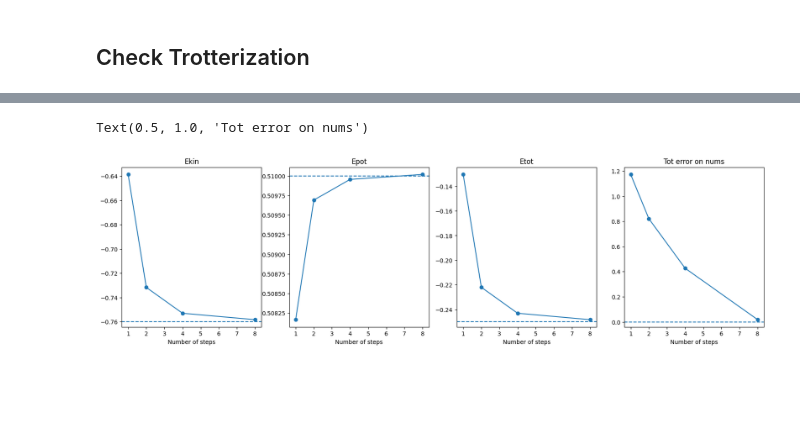
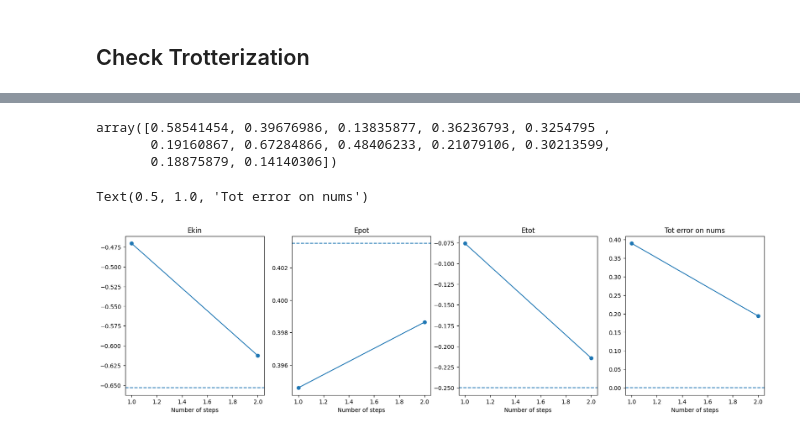
Before and after one commit to rodolfocarobene/qudit_simulations, a Jupyter notebook: notebooks/spinful_fh_map2.ipynb, the cells around one changed output, grey strips where cells are left out. Cells and saved outputs as stored; diff of their text form; code cells hidden in the pictures; blank space fills up the shorter version.

```diff
--- a/notebooks/spinful_fh_map2.ipynb
+++ b/notebooks/spinful_fh_map2.ipynb
@@ -38,8 +37,8 @@ mat_x_hop_do = (-1j/2) * mat_x_A_do * (TensorProduct(mat_B_do, sy_id, sy_id) - T
 mat_y_hop_up = (-1j/2) * mat_y_A_up * (TensorProduct(mat_B_up, sy_id, sy_id, sy_id) - TensorProduct(sy_id, sy_id, mat_B_up, sy_id))  # (r, r', r+y, r'+y)
 mat_y_hop_do = (-1j/2) * mat_y_A_do * (TensorProduct(mat_B_do, sy_id, sy_id, sy_id) - TensorProduct(sy_id, sy_id, mat_B_do, sy_id))  # (r, r', r+y, r'+y)
 
-mat_single_num_up = (1/2) * (sy_id - mat_B_up)
-mat_single_num_do = (1/2) * (sy_id - mat_B_do)
+mat_single_num_up = (1/2) * (sy_id + mat_B_up)
+mat_single_num_do = (1/2) * (sy_id + mat_B_do)
 mat_ham_num_do = mat_single_num_up * mat_single_num_do
 
 # r - r' - r+x
@@ -275,14 +320,14 @@ J = -1
 U = 0.5
 
 rows = 2
-columns = 2
+columns = 3
 qudits = np.array(LineQid.range(rows * columns * 2, dimension=4)).reshape(rows, columns, 2)
 # %%
 final_T = 0.6
 num_steps = 1
 dt = final_T / num_steps
 
-temps = np.arange(0, final_T+dt/2, dt)
+temps = [0] # np.arange(0, final_T+dt/2, dt)
 
 plaquettes = get_spin_plaquettes(qudits)
 projected_subspace_up = [Spin2ProjectGUp()(*pl) for pl in plaquettes]
@@ -290,7 +335,6 @@ projected_subspace_do = [Spin2ProjectGDo()(*pl) for pl in plaquettes]
 init = [Id()(qud) for qud in qudits.flatten()]
 
 initial_state = [
-    #Spin2CreateGateUp()(qudits[0][0][0], qudits[0][0][1], qudits[0][1][0]),
     Spin2CreateGateSupUp()(
         qudits[0][0][0], qudits[0][0][1],
         qudits[0][1][0], qudits[0][1][1],
@@ -514,28 +486,33 @@ ekin, epot
 # %%
 final_T = 0.6
 
-nums_steps = [1, 2, 4, 8]
-
+nums_steps = [1, 2]
 
 final_results_k = []
 final_results_p = []
 final_results_h = []
 final_results_nums = []
 
+def print_time():
+    ts = time.time()
+    return datetime.datetime.fromtimestamp(ts).strftime('%Y-%m-%d %H:%M:%S')
+
 for num_steps in nums_steps:
-    print(f"Doing {num_steps} steps")
+    print(f"Doing {num_steps} steps\t\t{print_time()}")
 
     dt = final_T / num_steps
     temps = np.arange(0, final_T+dt/2, dt)
     # results is a list of tuples, every tuple contains the circuit and the result shots
     results = evolve(qudits, temps, initial_circuit, J=J, U=U)
 
+    print(f"Computing hamiltonian\t\t{print_time()}")
     ham_k, ham_p = spin2_compute_state_exp_hamiltonian_fh(qudits, results[-1], J, U)
     final_results_k.append(ham_k)
     final_results_p.append(ham_p)
     final_results_h.append(ham_k+ham_p)
 
+    print(f"Computing nums\t\t{print_time()}")
     nums = spin2_compute_state_exp_numbers(qudits, results[-1])
     nums = np.array(nums)
-    final_results_nums.append(np.append(nums[:,0), nums[:,1))
+    final_results_nums.append(np.append(nums[:,0], nums[:,1]))
 # %% [output]
@@ -546,46 +525,49 @@ Doing 8 steps
+# %%
+final_results_nums[-1]
+# %% [output]
+array([0.58541454, 0.39676986, 0.13835877, 0.36236793, 0.3254795 ,
+       0.19160867, 0.67284866, 0.48406233, 0.21079106, 0.30213599,
+       0.18875879, 0.14140306])
 # %%
 # Tmax = 0.6
 
 
-#nk_val_k = -0.6535
-#nk_val_p = 0.4035
-#nk_numbers = np.array([0.593, 0.6637, 0.3805, 0.4916, 0.1461, 0.2107,
-#                       0.3784, 0.3077, 0.3389, 0.2278, 0.1631, 0.0984])
+nk_val_k = -0.6535
+nk_val_p = 0.4035
+nk_val_h = nk_val_k+nk_val_p
 
- #[0.6832 0.6031 0.6832 0.5111 0.3168 0.3969 0.3168 0.4889]
-nk_val_k = -0.76
-nk_val_p = 0.51
-nk_numbers = np.array([0.6031, 0.6832, 0.5111, 0.6832,
-                       0.3969, 0.3168, 0.4889, 0.3168,])
+nk_numbers = np.array([0.593, 0.3805, 0.1461, 0.3784,
+                       0.3389, 0.1631, 0.6637, 0.4916,
+                       0.2107, 0.3077, 0.2278, 0.0984])
 
 
 nk_val_h = nk_val_k+nk_val_p
 
 f, (ax1, ax2, ax3, ax4) = plt.subplots(1, 4, figsize=(20, 5))
 
 final_results_k = np.array(final_results_k)
 final_results_p = np.array(final_results_p)
 
 ax1.plot(nums_steps, final_results_k, "-o", label="Ekin")
 ax1.axhline(nk_val_k, linestyle="--", label="NK kin")
 ax1.set_xlabel("Number of steps")
 ax1.set_title("Ekin")
 
 ax2.plot(nums_steps, final_results_p, "-o", label="Epot")
 ax2.axhline(nk_val_p, linestyle="--", label="NK pot")
 ax2.set_xlabel("Number of steps")
 ax2.set_title("Epot")
 
 ax3.plot(nums_steps, final_results_h, "-o", label="Etot")
 ax3.axhline(nk_val_h, linestyle="--", label="NK tot")
 ax3.set_xlabel("Number of steps")
 ax3.set_title("Etot")
 
 num_error = [np.sum(np.abs(nk_numbers - i)) for i in final_results_nums]
 ax4.plot(nums_steps, num_error, "-o", label="Etot")
 ax4.axhline(0, linestyle="--", label="NK tot")
 ax4.set_xlabel("Number of steps")
 ax4.set_title("Tot error on nums")
 # %% [output]
 Text(0.5, 1.0, 'Tot error on nums')
-[figure, old version]
+[figure, new version]
```
Also changed, not shown: parts of 15 cells of this notebook, 7 other files.
